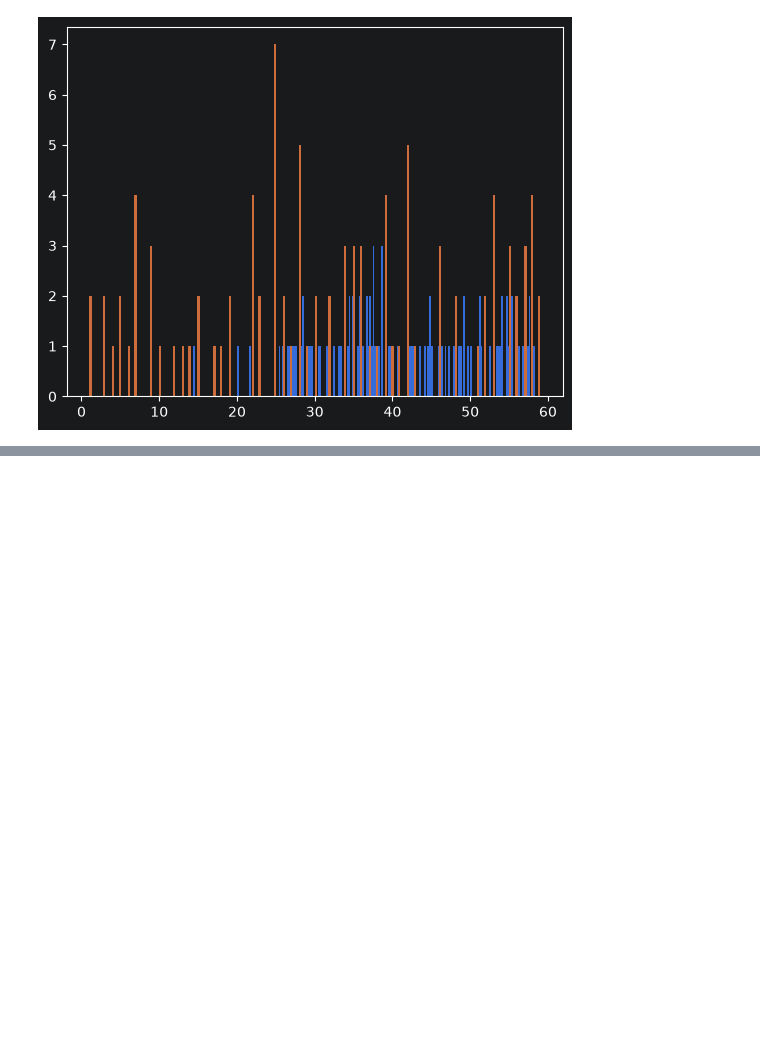
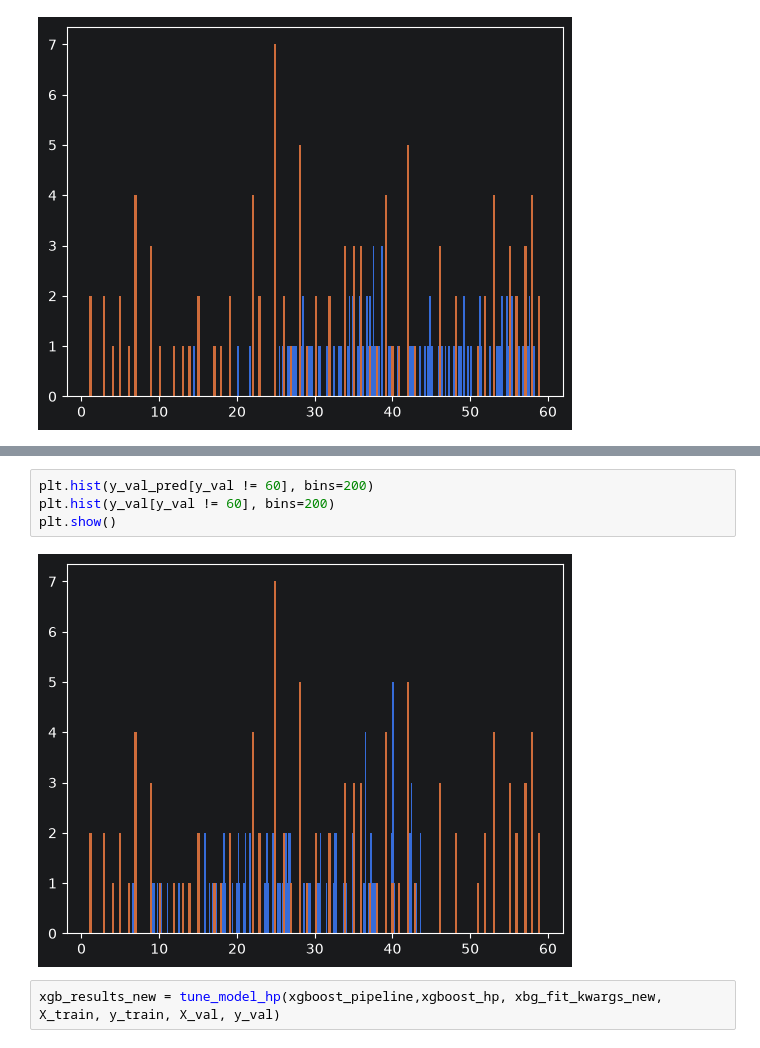
Before and after one commit to zarubin-ed/RUL-for-HDD, a Jupyter notebook: notebooks/02_modeling.ipynb, the cells around one changed output, grey strips where cells are left out. Drawn from its saved outputs; the diff is of its cells as text; blank space fills up the shorter version.

```diff
--- a/notebooks/02_modeling.ipynb
+++ b/notebooks/02_modeling.ipynb
@@ -237,0 +320,8 @@ plt.show()
+# %%
+plt.hist(y_val_pred[y_val != 60], bins=200)
+plt.hist(y_val[y_val != 60], bins=200)
+plt.show()
+# %% [output]
+[figure, added]
+# %%
+xgb_results_new = tune_model_hp(xgboost_pipeline,xgboost_hp, xbg_fit_kwargs_new, X_train, y_train, X_val, y_val)
```
Also changed, not shown: parts of 13 cells of this notebook, 1 other file.
